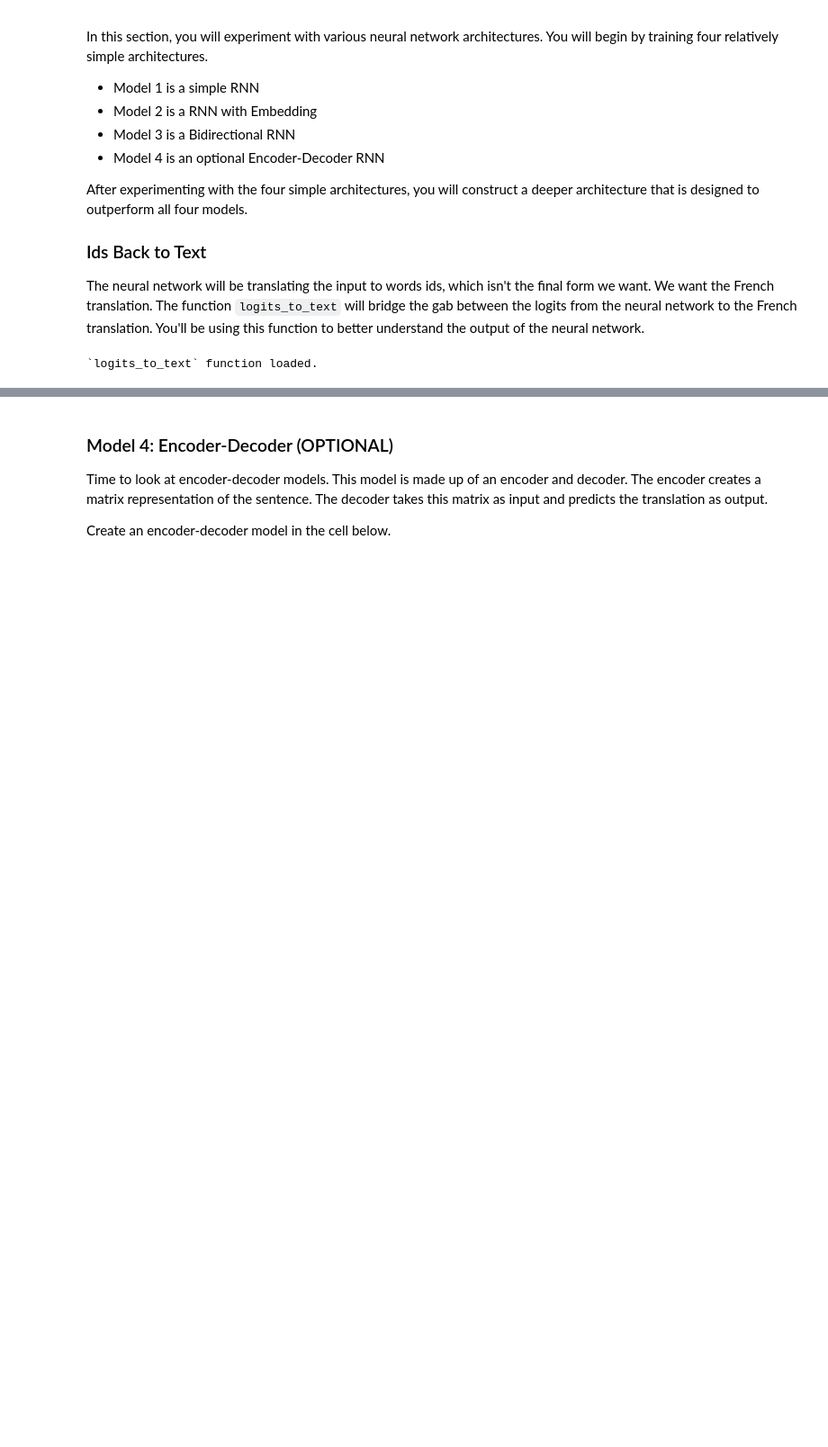
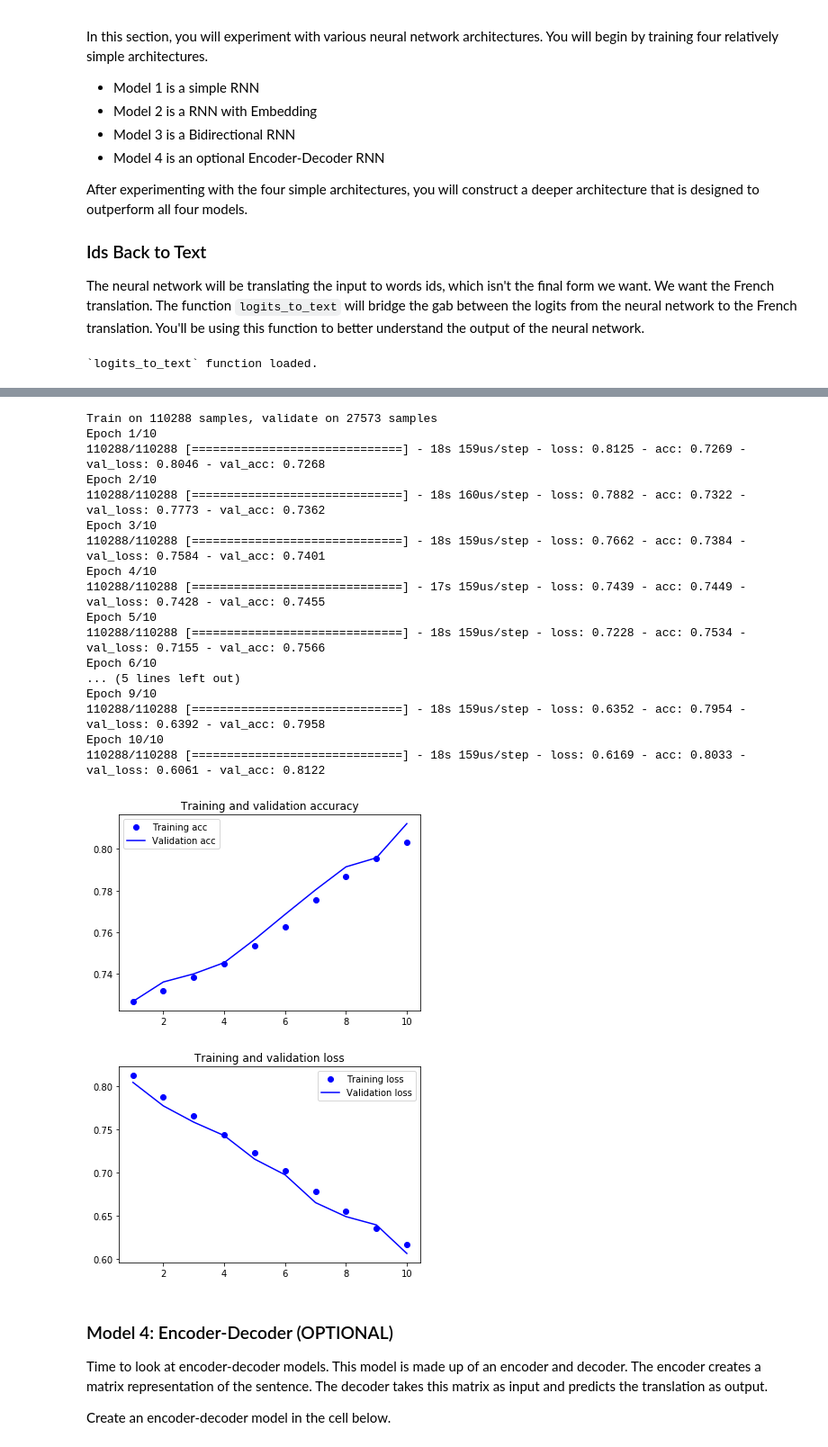
Before and after one commit to JcFreya/UD-NLP-proj2-Machine-Translation, a Jupyter notebook: machine_translation.ipynb, the cells around one changed output, grey strips where cells are left out. Shown: that part at 90% size. Cells and saved outputs as stored; diff of their text form; code cells hidden in the pictures; blank space fills up the shorter version.

```diff
--- a/machine_translation.ipynb
+++ b/machine_translation.ipynb
@@ -453,3 +568,33 @@ Epoch 10/10
+# %%
+# plot training and validation losses
+history = bd_rnn_model.fit(tmp_x,
+                               preproc_french_sentences,
+                               batch_size=1024,
+                               epochs=10,
+                               validation_split=0.2
+                              )
+
+plotting_results(history)
+# %% [output]
+Train on 110288 samples, validate on 27573 samples
+Epoch 1/10
+110288/110288 [==============================] - 18s 159us/step - loss: 0.8125 - acc: 0.7269 - val_loss: 0.8046 - val_acc: 0.7268
+Epoch 2/10
+110288/110288 [==============================] - 18s 160us/step - loss: 0.7882 - acc: 0.7322 - val_loss: 0.7773 - val_acc: 0.7362
+Epoch 3/10
+110288/110288 [==============================] - 18s 159us/step - loss: 0.7662 - acc: 0.7384 - val_loss: 0.7584 - val_acc: 0.7401
+Epoch 4/10
+110288/110288 [==============================] - 17s 159us/step - loss: 0.7439 - acc: 0.7449 - val_loss: 0.7428 - val_acc: 0.7455
+Epoch 5/10
+110288/110288 [==============================] - 18s 159us/step - loss: 0.7228 - acc: 0.7534 - val_loss: 0.7155 - val_acc: 0.7566
+Epoch 6/10
+... (5 lines left out)
+Epoch 9/10
+110288/110288 [==============================] - 18s 159us/step - loss: 0.6352 - acc: 0.7954 - val_loss: 0.6392 - val_acc: 0.7958
+Epoch 10/10
+110288/110288 [==============================] - 18s 159us/step - loss: 0.6169 - acc: 0.8033 - val_loss: 0.6061 - val_acc: 0.8122
+[figure, added]
+[figure, added]
 # %% [markdown]
 ### Model 4: Encoder-Decoder (OPTIONAL)
 Time to look at encoder-decoder models.  This model is made up of an encoder and decoder. The encoder creates a matrix representation of the sentence.  The decoder takes this matrix as input and predicts the translation as output.
```
Also changed, not shown: parts of 19 cells of this notebook.
